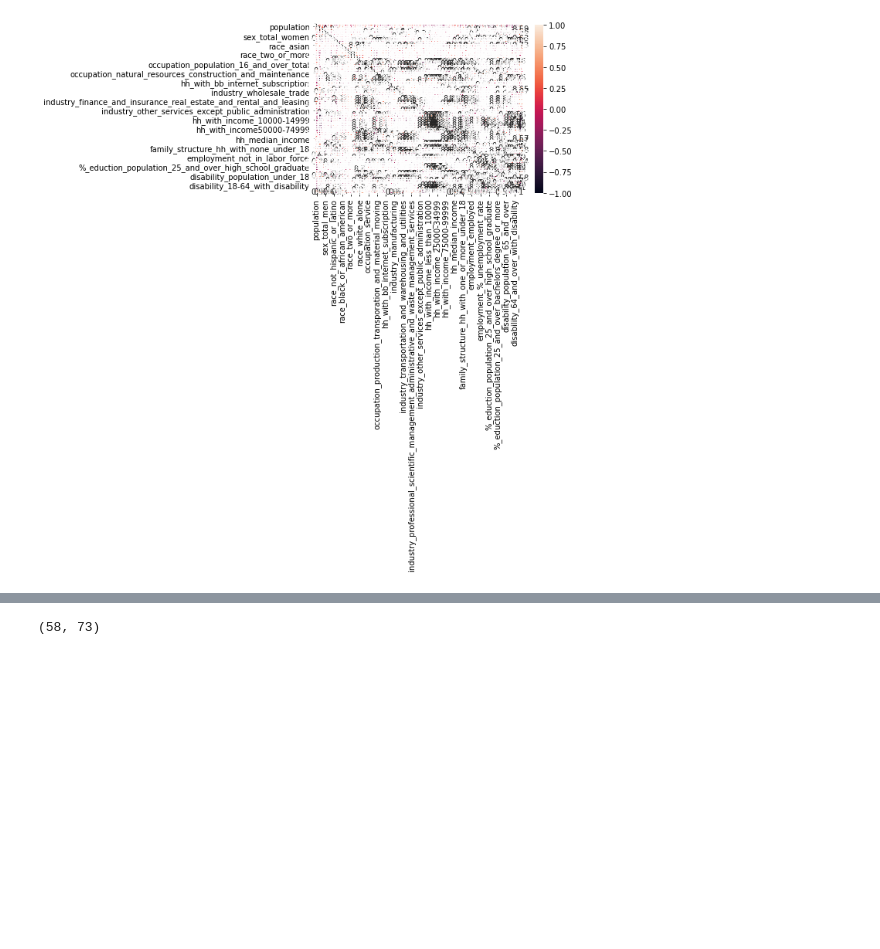
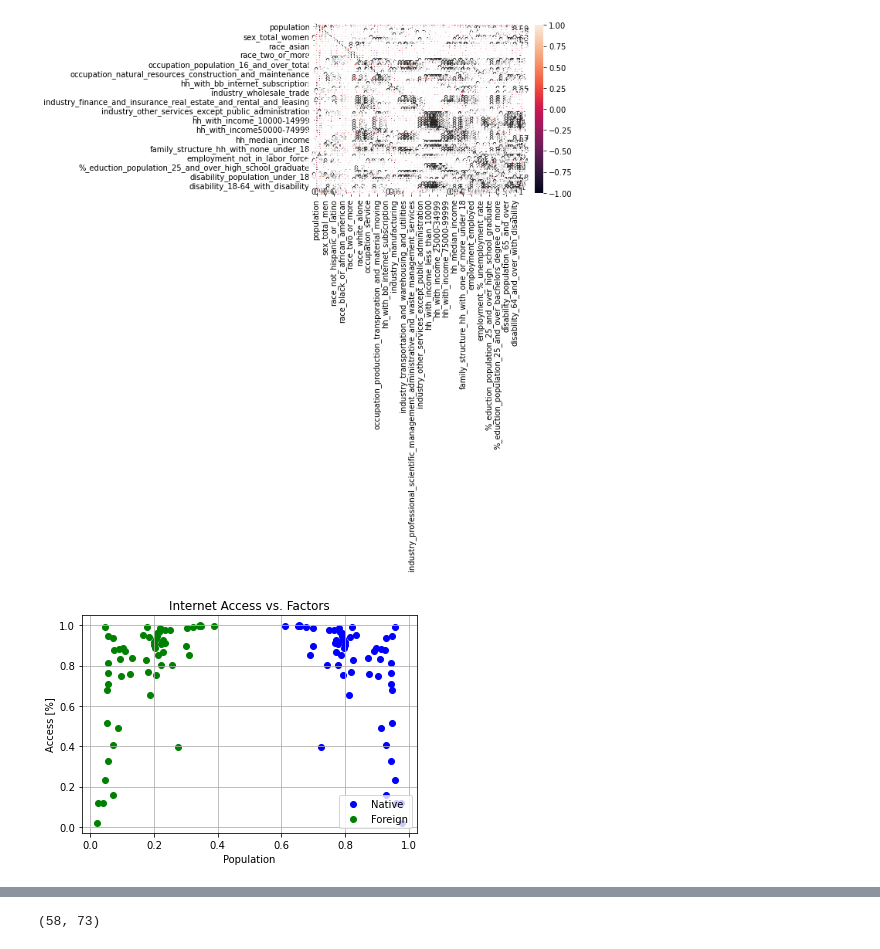
Before and after one commit to sloth143chunk/Internet_Access_Analysis, a Jupyter notebook: notebook/scaled_merged_internet_access_df.ipynb, the cells around one changed output, grey strips where cells are left out. Drawn from its saved outputs; the diff is of its cells as text; code cells hidden in the pictures; blank space fills up the shorter version.

```diff
--- a/notebook/scaled_merged_internet_access_df.ipynb
+++ b/notebook/scaled_merged_internet_access_df.ipynb
@@ -520,3 +501,17 @@ sn.heatmap(corrMatrix, annot=True)
 plt.show()
 # %% [output]
 [figure]
+# %%
+plt.scatter(internet_access_df.citizenship_native_born, internet_access_df.level_up_access_pop_percent, color='blue', label="Native")
+plt.scatter(internet_access_df.citizenship_foreign_born, internet_access_df.level_up_access_pop_percent, color='green', label='Foreign')
+
+
+
+plt.legend(loc="lower right")
+plt.title("Internet Access vs. Factors")
+plt.xlabel("Population")
+plt.ylabel("Access [%]")
+plt.grid()
+plt.show()
+# %% [output]
+[figure, added]
```
Also changed, not shown: parts of 8 cells of this notebook, 7 other files.
